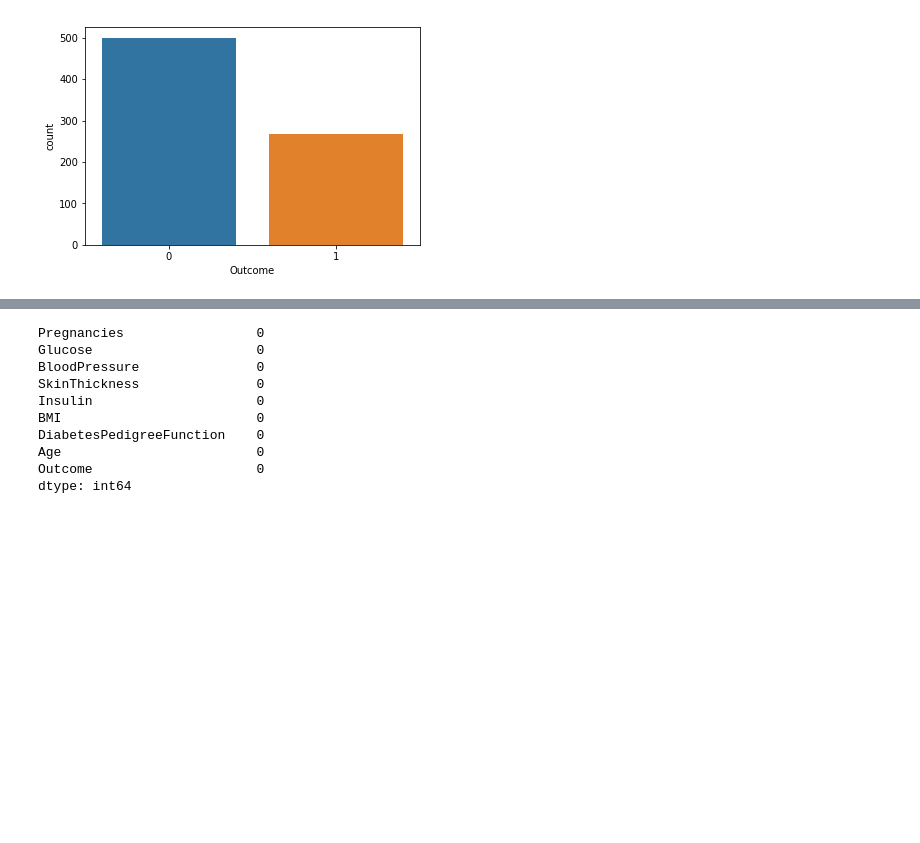
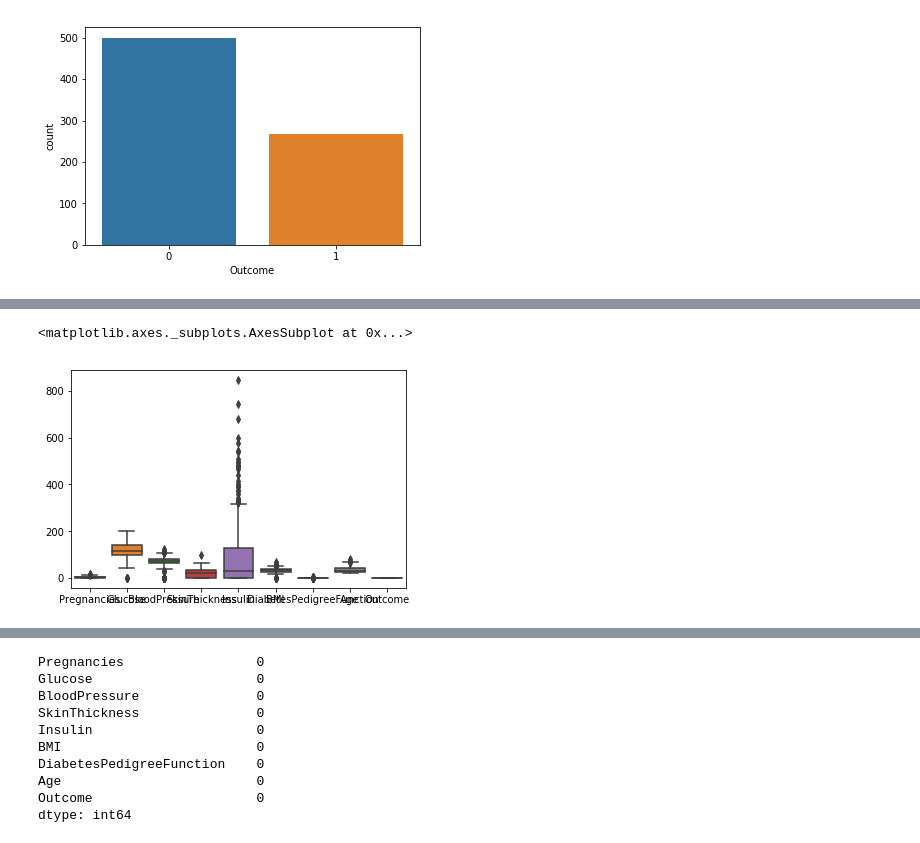
Before and after one commit to vinothhunt/Diabetes-ML, a Jupyter notebook: Vinoth Diabetes dataset workout.ipynb, the cells around one changed output, grey strips where cells are left out. Drawn from its saved outputs; the diff is of its cells as text; code cells hidden in the pictures; blank space fills up the shorter version.

```diff
--- a/Vinoth Diabetes dataset workout.ipynb
+++ b/Vinoth Diabetes dataset workout.ipynb
@@ -67,0 +86,5 @@ sns.countplot(df['Outcome'],label="Count")
+# %%
+sns.boxplot(data=df)
+# %% [output]
+<matplotlib.axes._subplots.AxesSubplot at 0x...>
+[figure, added]
```
Also changed, not shown: parts of 7 cells of this notebook.
